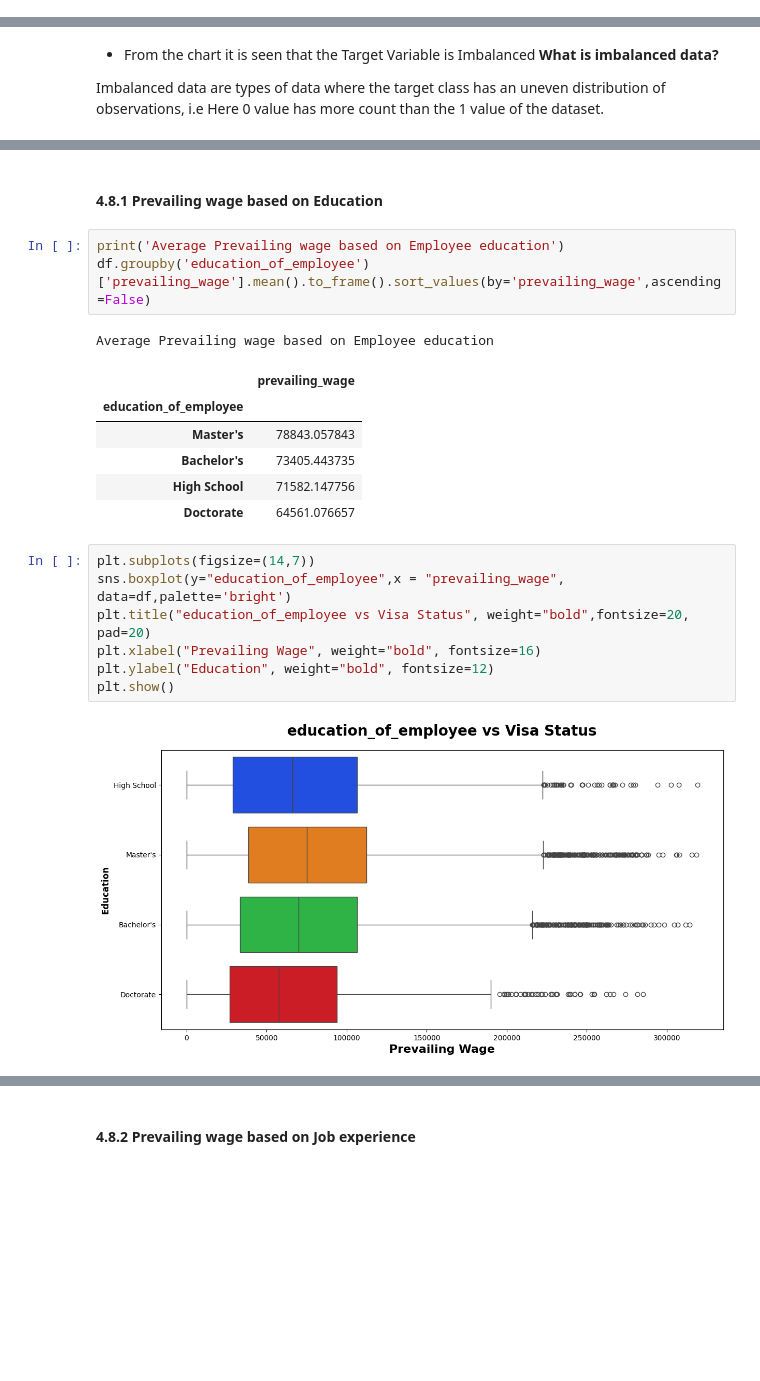
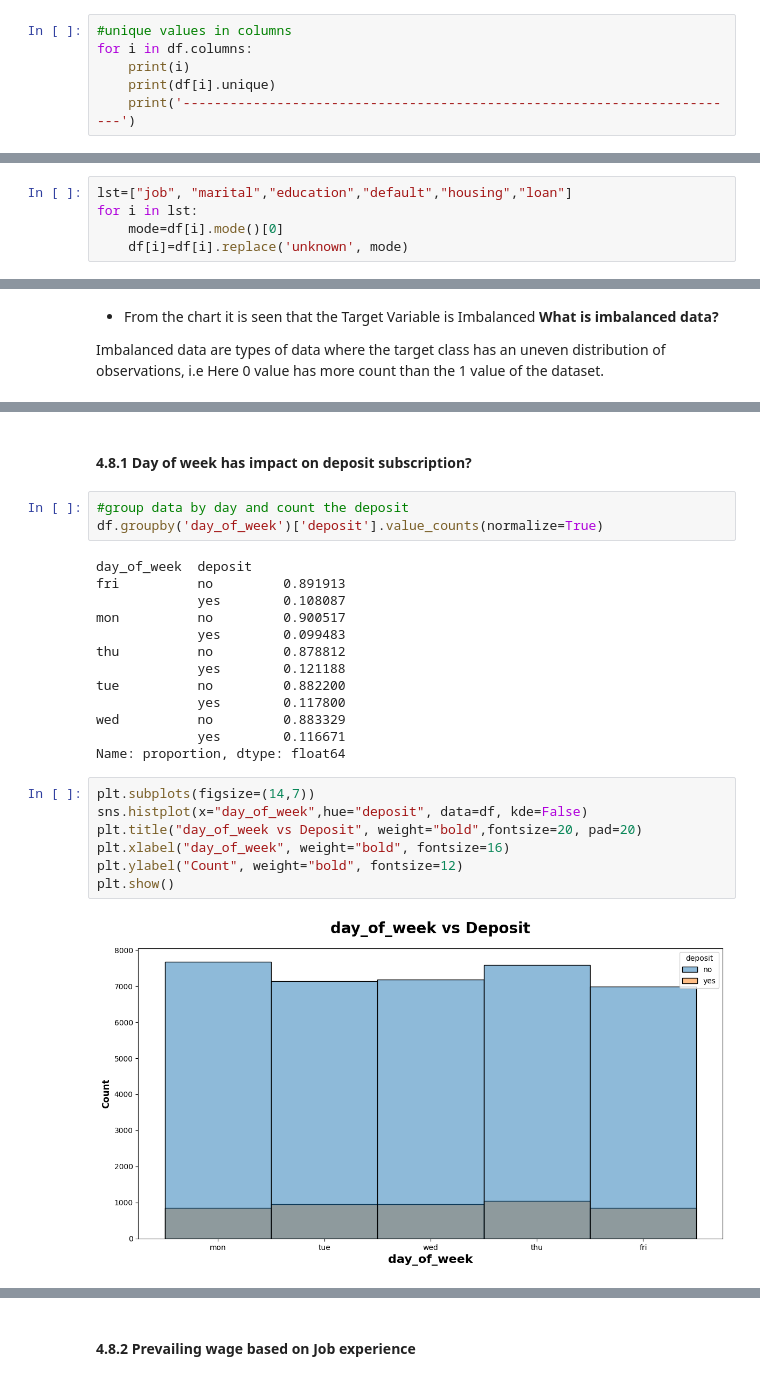
Before and after one commit to girishikhe/Long-term-deposit-prediction, a Jupyter notebook: notebook/long_term_deposit_EDA.ipynb, the cells around one changed output, grey strips where cells are left out. Drawn from its saved outputs; the diff is of its cells as text; blank space fills up the shorter version.

```diff
--- a/notebook/long_term_deposit_EDA.ipynb
+++ b/notebook/long_term_deposit_EDA.ipynb
@@ -303,3 +303,9 @@ Previous Outcome of Campaign (poutcome):
 "Nonexistent" dominates, meaning most individuals were not part of any prior campaign.
 Subscription (y):
 "No" dominates this column, as most individuals did not subscribe to the term deposit.
+# %%
+#unique values in columns
+for i in df.columns:
+    print(i)
+    print(df[i].unique)
+    print('------------------------------------------------------------------------')
@@ -305,0 +330,5 @@ Subscription (y):
+# %%
+lst=["job", "marital","education","default","housing","loan"]
+for i in lst:
+    mode=df[i].mode()[0]
+    df[i]=df[i].replace('unknown', mode)
@@ -811,22 +925,27 @@ plt.show()
 # %% [markdown]
-#### 4.8.1 Prevailing wage based on Education
+#### 4.8.1 Day of week has impact on deposit subscription?
 # %%
-print('Average Prevailing wage based on Employee education')
-df.groupby('education_of_employee')['prevailing_wage'].mean().to_frame().sort_values(by='prevailing_wage',ascending=False)
+#group data by day and count the deposit
+df.groupby('day_of_week')['deposit'].value_counts(normalize=True)
 # %% [output]
-Average Prevailing wage based on Employee education
+day_of_week  deposit
+fri          no         0.891913
+             yes        0.108087
+mon          no         0.900517
+             yes        0.099483
+thu          no         0.878812
+             yes        0.121188
+tue          no         0.882200
+             yes        0.117800
+wed          no         0.883329
+             yes        0.116671
+Name: proportion, dtype: float64
-|  | prevailing_wage |
-| education_of_employee |  |
-| Master's | 78843.057843 |
-| Bachelor's | 73405.443735 |
-| High School | 71582.147756 |
-| Doctorate | 64561.076657 |
 # %%
 plt.subplots(figsize=(14,7))
-sns.boxplot(y="education_of_employee",x = "prevailing_wage", data=df,palette='bright')
-plt.title("education_of_employee vs Visa Status", weight="bold",fontsize=20, pad=20)
-plt.xlabel("Prevailing Wage", weight="bold", fontsize=16)
-plt.ylabel("Education", weight="bold", fontsize=12)
+sns.histplot(x="day_of_week",hue="deposit", data=df, kde=False)
+plt.title("day_of_week vs Deposit", weight="bold",fontsize=20, pad=20)
+plt.xlabel("day_of_week", weight="bold", fontsize=16)
+plt.ylabel("Count", weight="bold", fontsize=12)
 plt.show()
 # %% [output]
-[figure, old version]
+[figure, new version]
```
Also changed, not shown: parts of 64 cells of this notebook.
